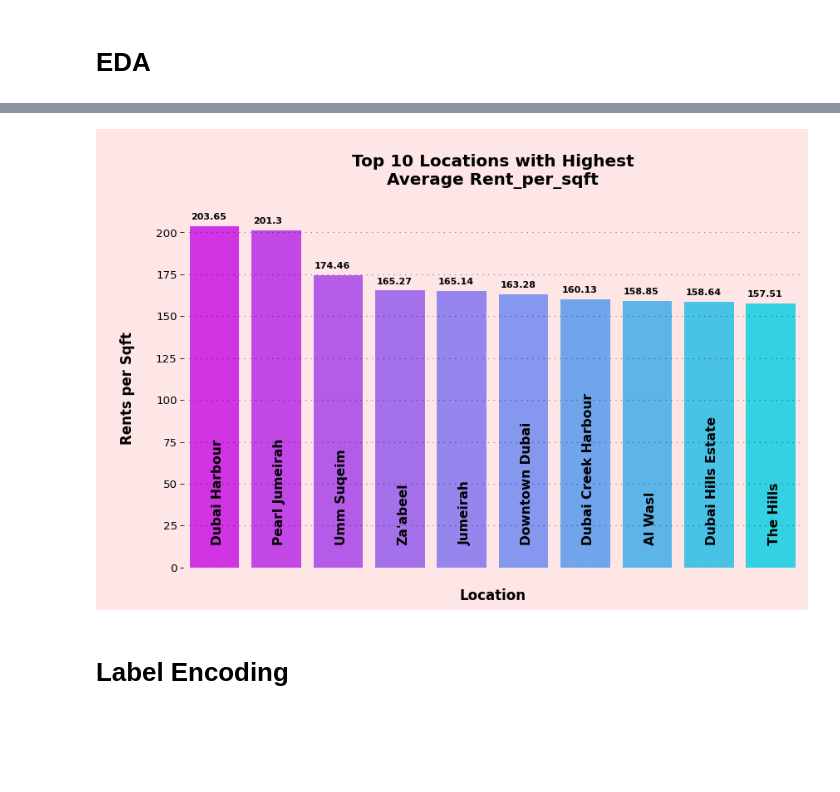
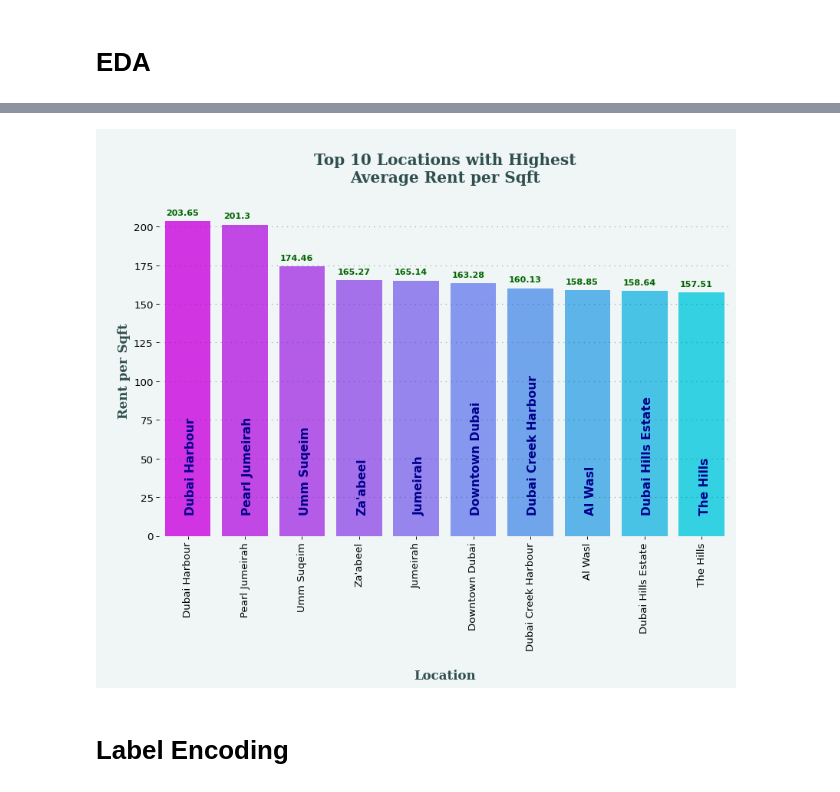
Before and after one commit to A66Youssef/Real_State-, a Jupyter notebook: UAE_RealState.ipynb, the cells around one changed output, grey strips where cells are left out. Saved outputs shown, nothing was run; the diff lists cells and outputs as text; code cells hidden in the pictures; blank space fills up the shorter version.

```diff
--- a/UAE_RealState.ipynb
+++ b/UAE_RealState.ipynb
@@ -244,24 +282,42 @@ fig.update_traces(textinfo="label+value")
 [interactive output not drawn]
 # %%
 locations_rent = data.groupby('Location')['Rent_per_sqft'].mean().sort_values(ascending=False).head(10).reset_index()
-fig,ax = plt.subplots(figsize = (12,7),dpi = 80)
-fig.patch.set_facecolor('#ffe6e6')
-ax.set_facecolor('#ffe6e6')
-sns.barplot(data=locations_rent,x='Location',y='Rent_per_sqft',palette='cool_r')
-ax.grid(axis='y',linewidth=1,alpha=0.5,color='#000000',linestyle=':',dashes=(1,5))
-plt.title('\nTop 10 Locations with Highest\nAverage Rent_per_sqft\n',fontsize=18,c='#000000',fontweight='bold',fontfamily='seriff')
-plt.xlabel('\nLocation',c='#000000',fontsize=15,fontweight='bold',fontfamily='seriff')
-plt.ylabel('\nRents per Sqft\n',c='#000000',fontsize=15,fontweight='bold',fontfamily='seriff')
-plt.xticks([],rotation=90,fontsize=12)
-plt.yticks(fontsize=12)
 
-for i in ['left','top','right','bottom']:
+# Create figure and axis with a specific background color
+fig, ax = plt.subplots(figsize=(12, 7), dpi=80)
+fig.patch.set_facecolor('#f0f5f5')  # Light cyan background
+ax.set_facecolor('#f0f5f5')  # Same background for the plot area
+
+# Create the bar plot using the 'cool_r' palette (reversed cool colors)
+sns.barplot(data=locations_rent, x='Location', y='Rent_per_sqft', palette='cool_r', ax=ax)
+
+# Customize the gridlines
+ax.grid(axis='y', linewidth=1, alpha=0.5, color='#2f4f4f', linestyle=':', dashes=(1, 5))  # Dark gray grid
+
+# Add title and labels with updated colors and font styles
+plt.title('\nTop 10 Locations with Highest\nAverage Rent per Sqft\n', fontsize=18, c='#2f4f4f', fontweight='bold', fontfamily='serif')
+plt.xlabel('\nLocation', c='#2f4f4f', fontsize=15, fontweight='bold', fontfamily='serif')
+plt.ylabel('\nRent per Sqft', c='#2f4f4f', fontsize=15, fontweight='bold', fontfamily='serif')
+
+# Adjust x-ticks for better readability
+plt.xticks(rotation=90, fontsize=12, color='black')
+plt.yticks(fontsize=12, color='black')
+
+# Remove plot spines for a cleaner look
+for i in ['left', 'top', 'right', 'bottom']:
     ax.spines[i].set_visible(False)
 
+# Annotate each bar with location name and rent per sqft value
 count = 0
 for i in ax.patches:
-    ax.text(i.get_x()+0.35,15,locations_rent['Location'][count],weight='bold',fontsize=14,color='black',rotation='vertical')
-    ax.text(i.get_x()+0.02,i.get_height()+4,round(i.get_height(),2),weight='bold',fontsize=10,color='black')
-    count = count + 1
+    # Location name annotation (adjusted for better placement)
+    ax.text(i.get_x() + 0.35, 15, locations_rent['Location'][count], weight='bold', fontsize=14, color='darkblue', rotation='vertical')
+
+    # Rent per sqft value annotation
+    ax.text(i.get_x() + 0.02, i.get_height() + 4, round(i.get_height(), 2), weight='bold', fontsize=10, color='darkgreen')
+
+    count += 1
+
+plt.show()
 # %% [output]
 Passing `palette` without assigning `hue` is deprecated and will be removed in v0.14.0. Assign the `x` variable to `hue` and set `legend=False` for the same effect.
@@ -284,4 +324,4 @@ WARNING:matplotlib.font_manager:findfont: Font family 'seriff' not found.
-[figure, old version]
+[figure, new version]
 # %% [markdown]
 # Label Encoding
 # %%
```
Also changed, not shown: parts of 4 cells of this notebook.
